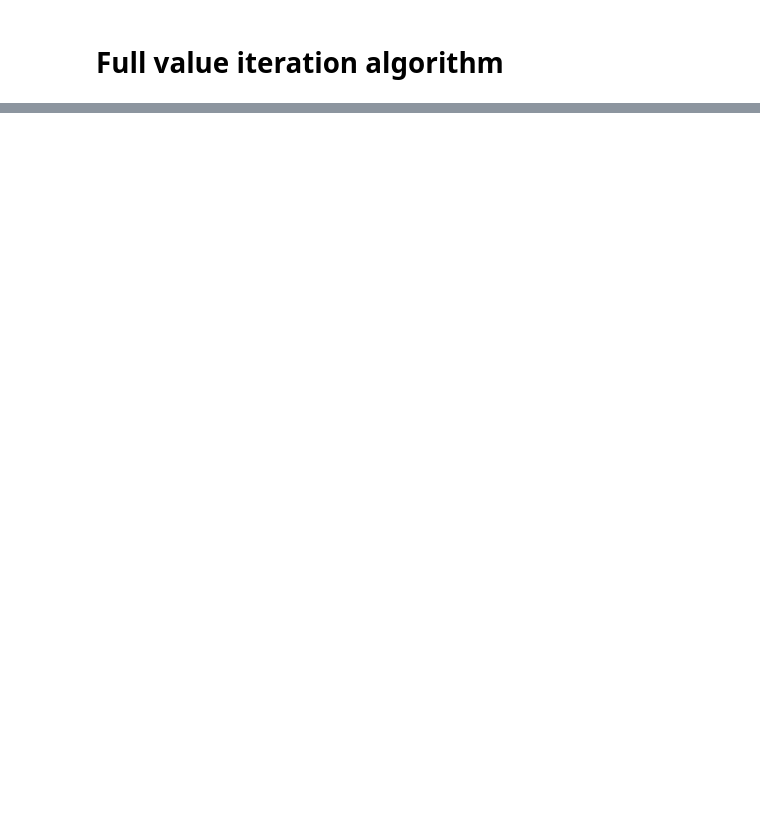
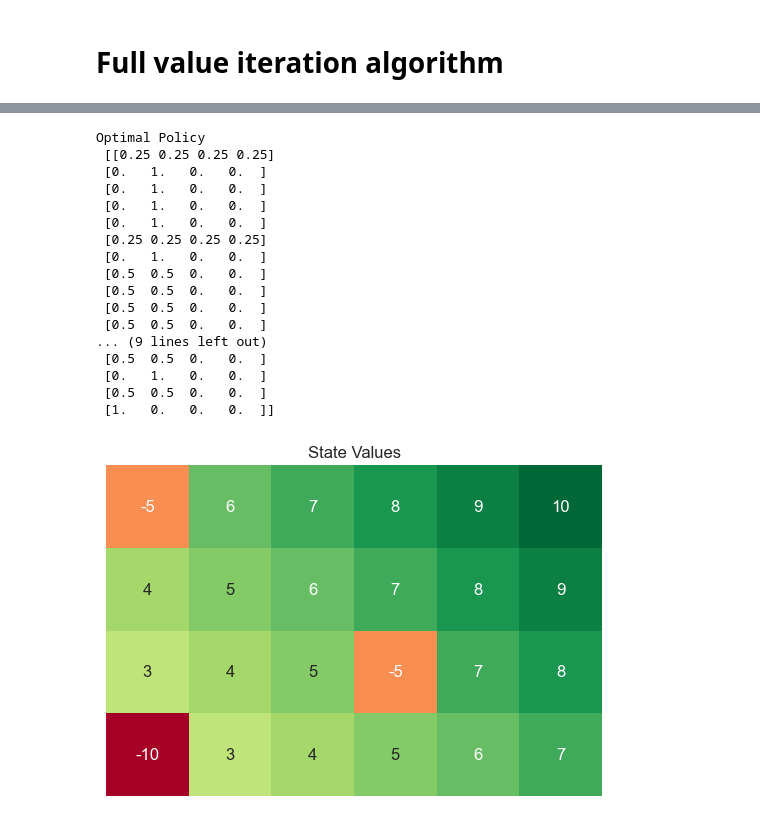
Before and after one commit to AnselmAdrian/reinforcement_learning, a Jupyter notebook: notebooks/value_and_ploicy_iteration.ipynb, the cells around one changed output, grey strips where cells are left out. Saved outputs shown, nothing was run; the diff lists cells and outputs as text; code cells hidden in the pictures; blank space fills up the shorter version.

```diff
--- a/notebooks/value_and_ploicy_iteration.ipynb
+++ b/notebooks/value_and_ploicy_iteration.ipynb
@@ -147,7 +36,7 @@ grid_print(env.rewards)
 def update_values(env, V, discount_factor=1.0, verbose = 0, delta = 0, callback = None):
     V_new = np.copy(V)
     if verbose > 0:
-        grid_print(V, k=0)
+        env.grid_print(V, k=0)
     if callback is not None:
         callback.write(np.copy(V_new))
     for s in range(env.nS):
@@ -167,7 +56,7 @@ def update_values(env, V, discount_factor=1.0, verbose = 0, delta = 0, callback
         # and store updated state value
         V_new[s] = q.max()
         if verbose > 0:
-            grid_print(V_new, k=s + 1)
+            env.grid_print(V_new, k=s + 1)
         if callback is not None:
             callback.write(np.copy(V_new))
         # How much our value function changed (across any states)
@@ -177,7 +66,8 @@ def update_values(env, V, discount_factor=1.0, verbose = 0, delta = 0, callback
 # 1st Iteration of value updates
 # %%
 env.reset()
-video_1 = Video_callback()
+video_1 = Video_callback(env.shape, value_range = (rewards.min(), rewards.max()))
 
 V0 = np.zeros(env.nS)
 V_new, delta = update_values(env, V0, discount_factor=0.5, verbose = 0, callback = video_1)
+video_1.plot()
@@ -192,5 +76,7 @@ video_1.plot()
 # %% [markdown]
 # 2nd Interation of vlaue updates
 # %%
-V_new, delta = update_values(env, V_new, discount_factor=0.5, verbose = 1)
+video_2 = Video_callback(env.shape, value_range = (rewards.min(), rewards.max()))
+V_new, delta = update_values(env, V_new, discount_factor=0.5, verbose = 0, callback = video_2)
+video_2.plot()
 # %% [output]
@@ -211,7 +85,7 @@ V_new, delta = update_values(env, V_new, discount_factor=0.5, verbose = 1)
 # Full value iteration algorithm
 # %%
 # Value Iteration
-def value_iteration(env, discount_factor=1.0, theta=0.00001, verbose = 0):
+def value_iteration(env, discount_factor=1.0, theta=0.00001, verbose = 0,  callback = None):
     """
     Varry out Value iteration given an environment and a full description
     of the environment's dynamics.
@@ -248,7 +122,9 @@ def value_iteration(env, discount_factor=1.0, theta=0.00001, verbose = 0):
     V_new = np.copy(V)
     i = 0
     if verbose > 0:
-        grid_print(V_new, k=i)
+        env.grid_print(V_new, k=i)
+    if callback is not None:
+        callback.write(np.copy(V_new))
 
     while True:
         i += 1
@@ -261,7 +137,9 @@ def value_iteration(env, discount_factor=1.0, theta=0.00001, verbose = 0):
 
         V = np.copy(V_new)
         if verbose > 0:
-            grid_print(V_new, k=i)
+            env.grid_print(V_new, k=i)
+        if callback is not None:
+            callback.write(np.copy(V_new))
 
         # Stop if change is below a threshold
         if delta < theta:
@@ -291,11 +169,15 @@ def value_iteration(env, discount_factor=1.0, theta=0.00001, verbose = 0):
 
     return optimal_policy, V
 # %%
+video_full = Video_callback(env.shape, value_range = (rewards.min(), rewards.max()))
 # Run policy iteration on Grid world
-pi_star, V_star = value_iteration(env, verbose = 1)
+pi_star, V_star = value_iteration(env, verbose = 0, callback = video_full)
+
+video_full.plot().show()
 
 # Print Optimal policy
 print("Optimal Policy\n", pi_star)
 
 # Print optimal state values
-grid_print(V_star.reshape(env.shape))
+env.grid_print(V_star.reshape(env.shape))
+# %% [output]
@@ -301,0 +185,18 @@ grid_print(V_star.reshape(env.shape))
+Optimal Policy
+ [[0.25 0.25 0.25 0.25]
+ [0.   1.   0.   0.  ]
+ [0.   1.   0.   0.  ]
+ [0.   1.   0.   0.  ]
+ [0.   1.   0.   0.  ]
+ [0.25 0.25 0.25 0.25]
+ [0.   1.   0.   0.  ]
+ [0.5  0.5  0.   0.  ]
+ [0.5  0.5  0.   0.  ]
+ [0.5  0.5  0.   0.  ]
+ [0.5  0.5  0.   0.  ]
+... (9 lines left out)
+ [0.5  0.5  0.   0.  ]
+ [0.   1.   0.   0.  ]
+ [0.5  0.5  0.   0.  ]
+ [1.   0.   0.   0.  ]]
+[figure, added]
```
Also changed, not shown: parts of 10 cells of this notebook.
